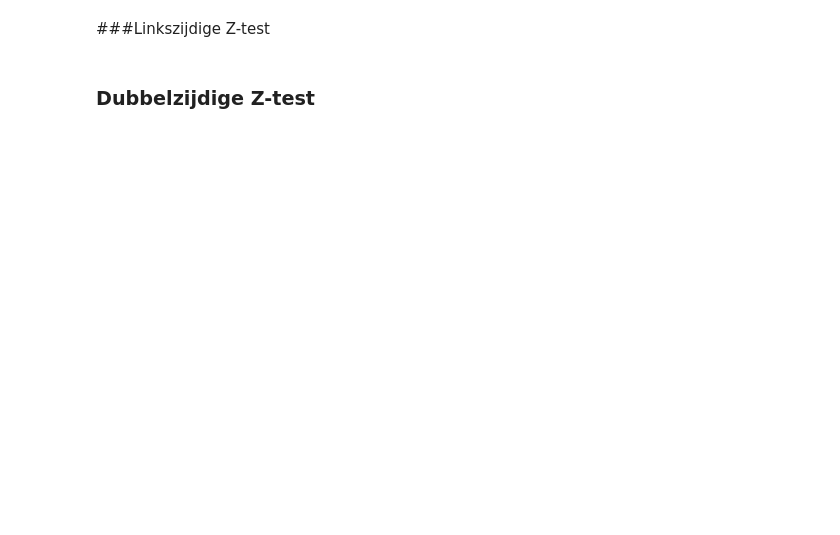
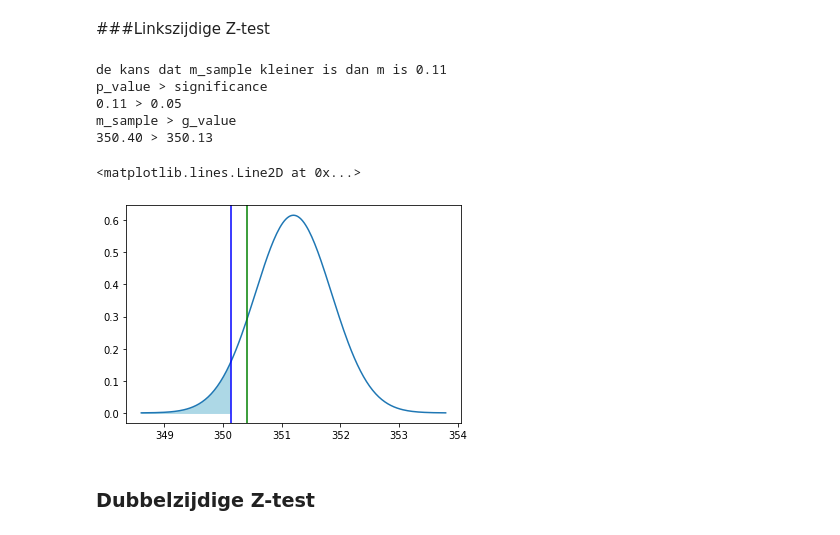
Before and after one commit to arnauddormaels/Data-Science-and-AI, a Jupyter notebook: Solution Labs/Cheat-sheet.ipynb, the cells around one changed output. Drawn from its saved outputs; the diff is of its cells as text; code cells hidden in the pictures; blank space fills up the shorter version.

```diff
--- a/Solution Labs/Cheat-sheet.ipynb
+++ b/Solution Labs/Cheat-sheet.ipynb
@@ -546,10 +549,41 @@ Grens waarde: 352.27
 ###Linkszijdige Z-test
 # %%
 n=40
-m=350.4
+m=351.2
 s=4.1
-m_sample = 352.8                                   #Gemiddelde dat wordt waargenomen
+m_sample = 350.4                                  #Gemiddelde dat wordt waargenomen
 s_sample = s/math.sqrt(n)
-signifance = 0.05                                  #Significantie niveau
+significance = 0.05                                  #Significantie niveau
+# %%
+#methode 1
+p_value = stats.norm.cdf(m_sample,loc=m,scale=s_sample)
+print("de kans dat m_sample kleiner is dan m is %.2f" % p_value)             #indien p_value kleiner is dan significance (5%) -> nulhypothese verwerpen
+print("p_value > significance")
+print("%.2f > %.2f" % (p_value,significance))
+
+
+#methode 2
+g_value = stats.norm.isf(1-significance,loc=m,scale=s_sample)                #!!!!(1-significance)
+print("m_sample > g_value")                                                  #indien m_sample kleiner is dan nulhypothese verwerpen
+print("%.2f > %.2f" % (m_sample,g_value))
+
+
+
+#tekening
+dist_x=np.linspace(m - 4 * s_sample,m + 4 * s_sample,num=201)
+dist_y= stats.norm.pdf(dist_x,m,s_sample)
+
+plt.plot(dist_x,dist_y)
+plt.fill_between(dist_x,dist_y, where=dist_x <= g_value,color='lightblue')
+plt.axvline(x=g_value, color='blue')
+plt.axvline(x=m_sample, color='green')                                                  #indien groen in het blauw ligt = verwerpen nulhypothese
+# %% [output]
+de kans dat m_sample kleiner is dan m is 0.11
+p_value > significance
+0.11 > 0.05
+m_sample > g_value
+350.40 > 350.13
+<matplotlib.lines.Line2D at 0x...>
+[figure, added]
 # %% [markdown]
 ### Dubbelzijdige Z-test
```
Also changed, not shown: parts of 7 cells of this notebook.
